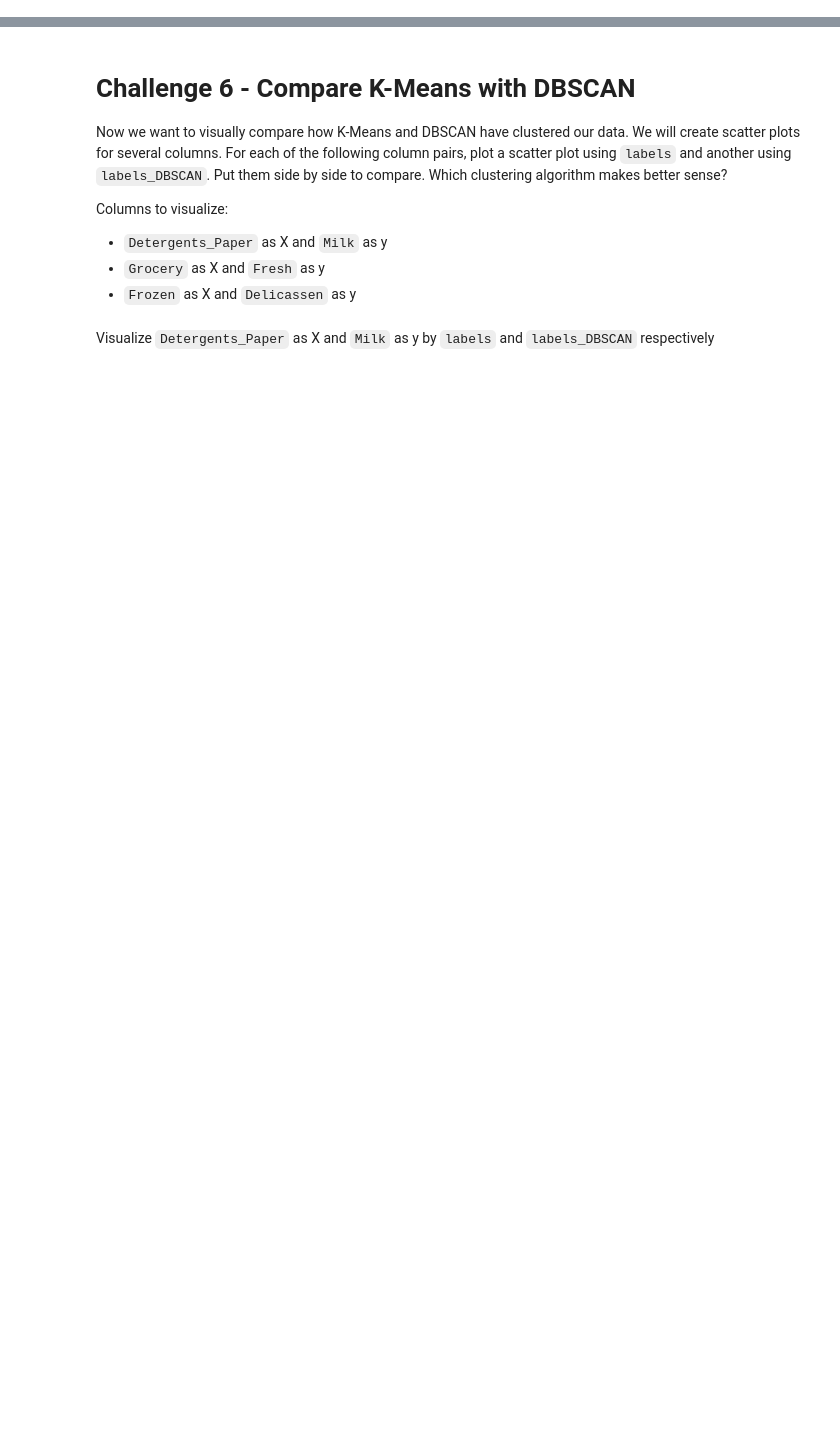
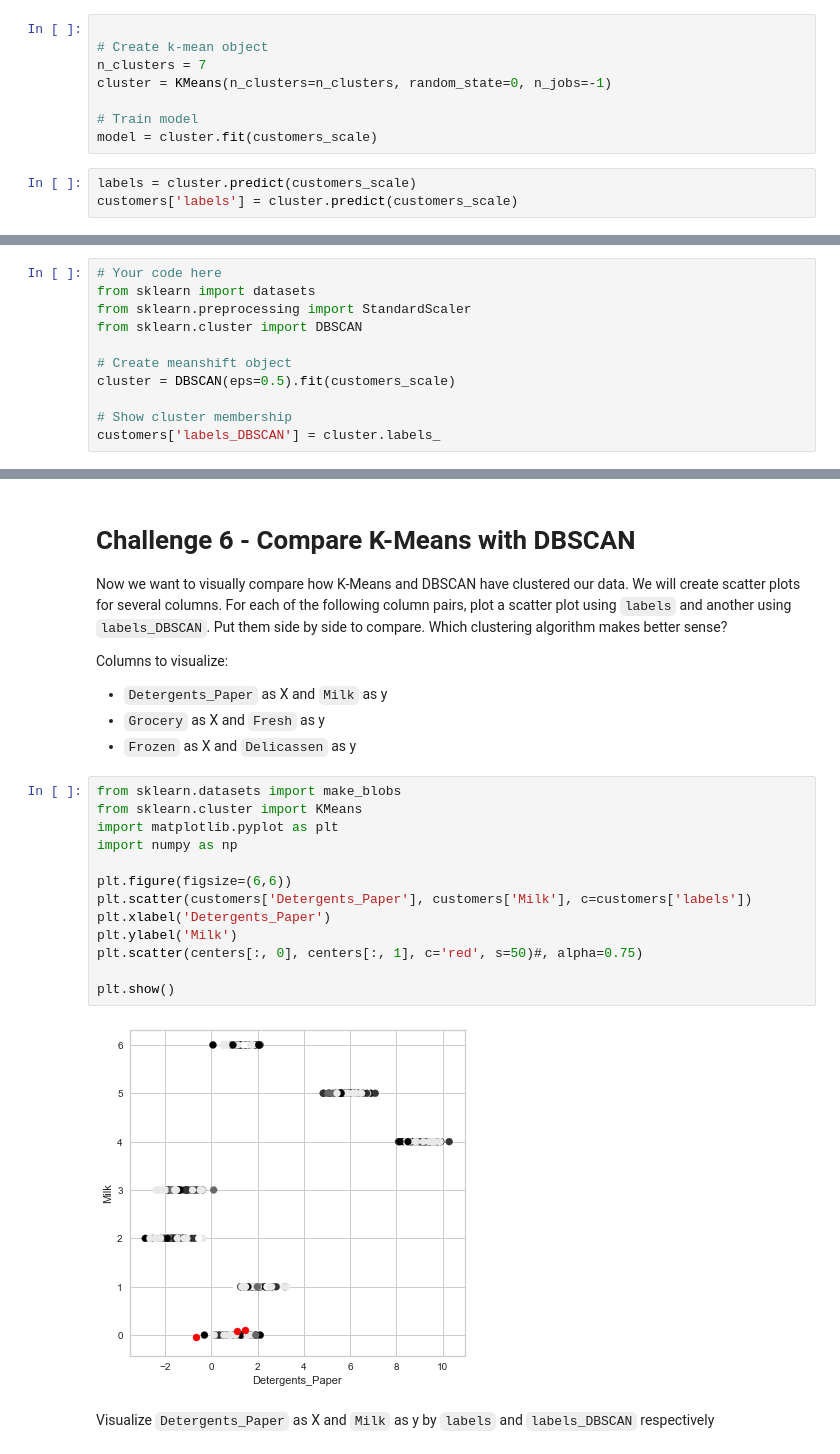
Before and after one commit to ta-data-lis/lab-unsupervised-learning, a Jupyter notebook: your-code/[lab-unsupervised-learning] Evelien Donkers.ipynb, the cells around one changed output, grey strips where cells are left out. Saved outputs shown, nothing was run; the diff lists cells and outputs as text; blank space fills up the shorter version.

```diff
--- a/your-code/[lab-unsupervised-learning] Evelien Donkers.ipynb
+++ b/your-code/[lab-unsupervised-learning] Evelien Donkers.ipynb
@@ -123,3 +120,14 @@ Now let's cluster the data with K-Means first. Initiate the K-Means model, then
+# %%
+
+# Create k-mean object
+n_clusters = 7
+cluster = KMeans(n_clusters=n_clusters, random_state=0, n_jobs=-1)
+
+# Train model
+model = cluster.fit(customers_scale)
+# %%
+labels = cluster.predict(customers_scale)
+customers['labels'] = cluster.predict(customers_scale)
 # %% [markdown]
 Count the values in `labels`.
 # %%
@@ -134,3 +159,14 @@ Now let's cluster the data using DBSCAN. Use `DBSCAN(eps=0.5)` to initiate the m
+# %%
+# Your code here
+from sklearn import datasets
+from sklearn.preprocessing import StandardScaler
+from sklearn.cluster import DBSCAN
+
+# Create meanshift object
+cluster = DBSCAN(eps=0.5).fit(customers_scale)
+
+# Show cluster membership
+customers['labels_DBSCAN'] = cluster.labels_
 # %% [markdown]
 Count the values in `labels_DBSCAN`.
 # %%
@@ -145,5 +193,20 @@ Columns to visualize:
 * `Detergents_Paper` as X and `Milk` as y
 * `Grocery` as X and `Fresh` as y
 * `Frozen` as X and `Delicassen` as y
+# %%
+from sklearn.datasets import make_blobs
+from sklearn.cluster import KMeans
+import matplotlib.pyplot as plt
+import numpy as np
+
+plt.figure(figsize=(6,6))
+plt.scatter(customers['Detergents_Paper'], customers['Milk'], c=customers['labels'])
+plt.xlabel('Detergents_Paper')
+plt.ylabel('Milk')
+plt.scatter(centers[:, 0], centers[:, 1], c='red', s=50)#, alpha=0.75)
+
+plt.show()
+# %% [output]
+[figure, added]
 # %% [markdown]
 Visualize `Detergents_Paper` as X and `Milk` as y by `labels` and `labels_DBSCAN` respectively
```
Also changed, not shown: parts of 20 cells of this notebook.
